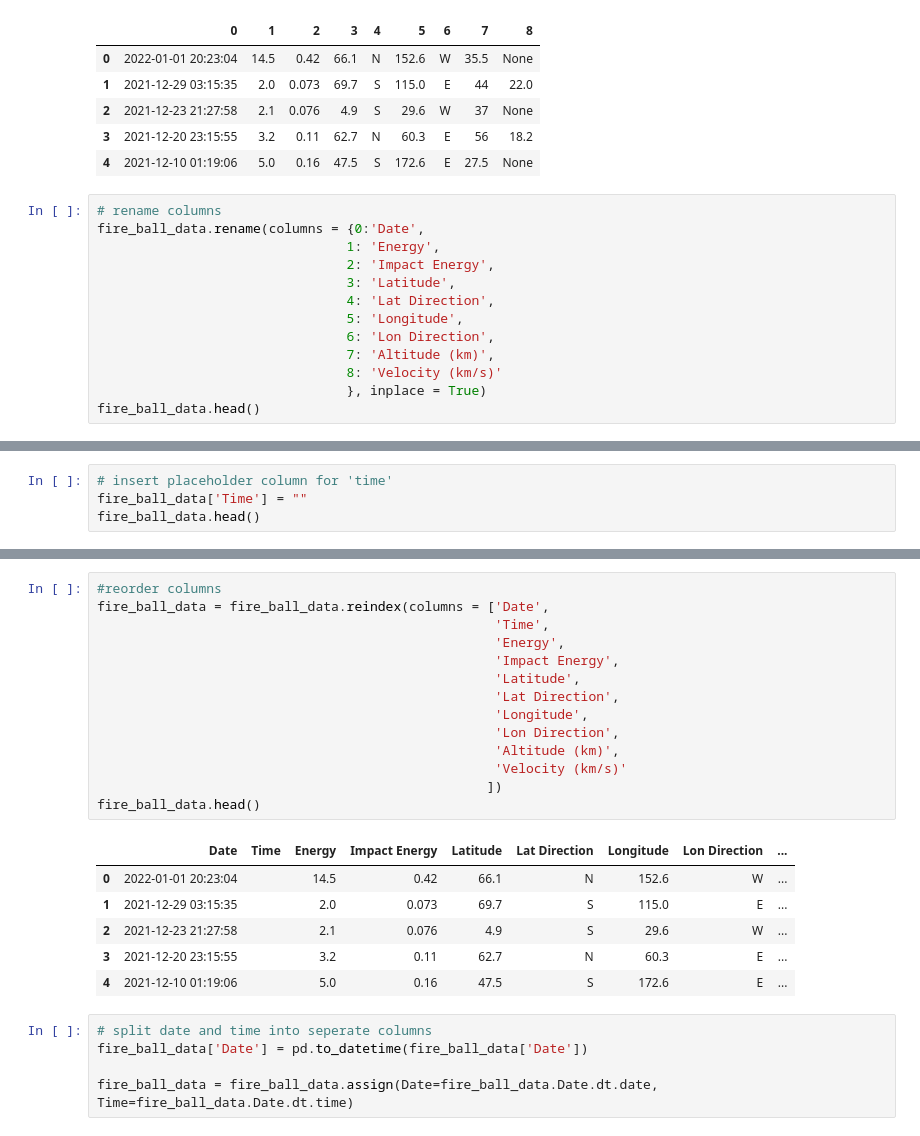
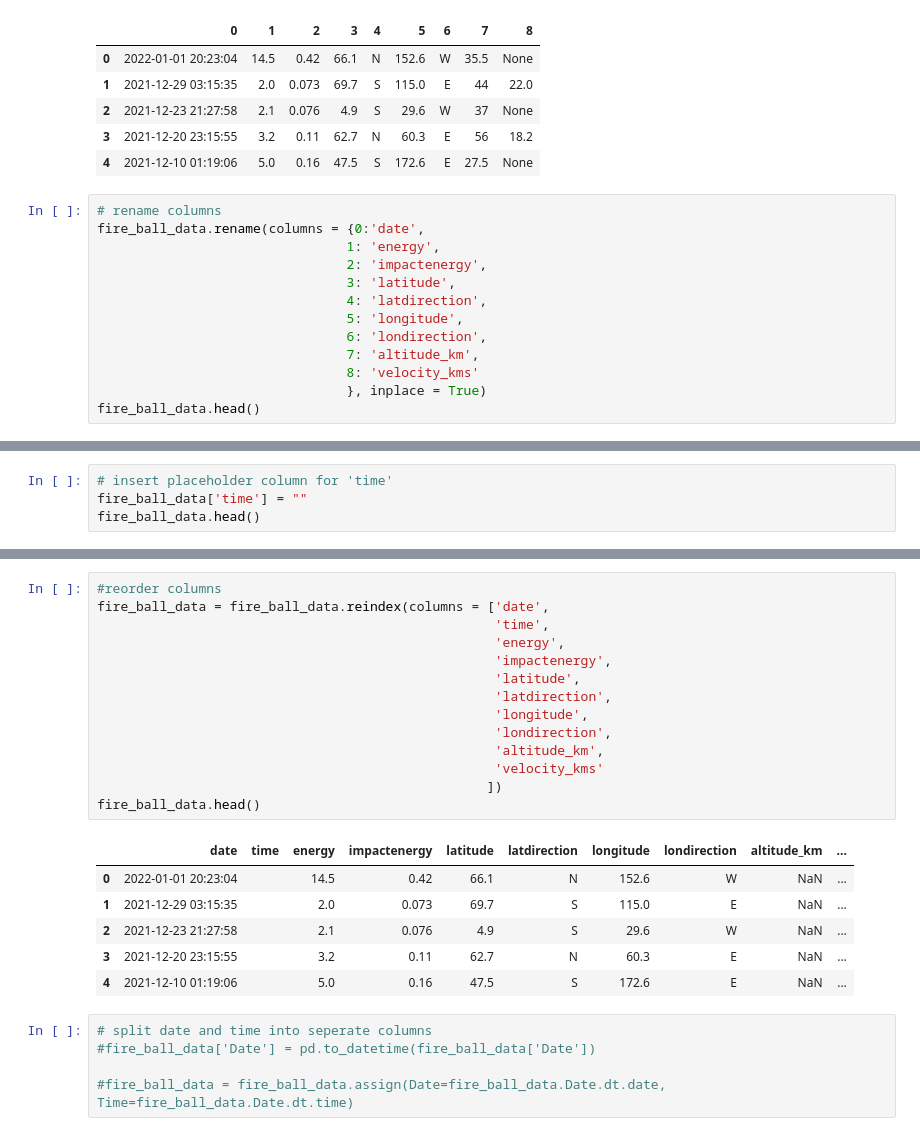
Before and after one commit to Jmerjan/Project3, a Jupyter notebook: fire_ball_data.ipynb, the cells around one changed output, grey strips where cells are left out. Drawn from its saved outputs; the diff is of its cells as text.

```diff
--- a/fire_ball_data.ipynb
+++ b/fire_ball_data.ipynb
@@ -69,15 +70,15 @@ fire_ball_data.head()
 | 4 | 2021-12-10 01:19:06 | 5.0 | 0.16 | 47.5 | S | 172.6 | E | 27.5 | None |
 # %%
 # rename columns
-fire_ball_data.rename(columns = {0:'Date',
-                                1: 'Energy',
-                                2: 'Impact Energy',
-                                3: 'Latitude',
-                                4: 'Lat Direction',
-                                5: 'Longitude',
-                                6: 'Lon Direction',
-                                7: 'Altitude (km)',
-                                8: 'Velocity (km/s)'
+fire_ball_data.rename(columns = {0:'date',
+                                1: 'energy',
+                                2: 'impactenergy',
+                                3: 'latitude',
+                                4: 'latdirection',
+                                5: 'longitude',
+                                6: 'londirection',
+                                7: 'altitude_km',
+                                8: 'velocity_kms'
                                 }, inplace = True)
 fire_ball_data.head()
 # %% [output]
@@ -90,5 +91,5 @@ fire_ball_data.head()
 # %%
 # insert placeholder column for 'time'
-fire_ball_data['Time'] = ""
+fire_ball_data['time'] = ""
 fire_ball_data.head()
 # %% [output]
@@ -101,26 +122,26 @@ fire_ball_data.head()
 # %%
 #reorder columns
-fire_ball_data = fire_ball_data.reindex(columns = ['Date',
-                                                   'Time',
-                                                   'Energy',
-                                                   'Impact Energy',
-                                                   'Latitude',
-                                                   'Lat Direction',
-                                                   'Longitude',
-                                                   'Lon Direction',
-                                                   'Altitude (km)',
-                                                   'Velocity (km/s)'
+fire_ball_data = fire_ball_data.reindex(columns = ['date',
+                                                   'time',
+                                                   'energy',
+                                                   'impactenergy',
+                                                   'latitude',
+                                                   'latdirection',
+                                                   'longitude',
+                                                   'londirection',
+                                                   'altitude_km',
+                                                   'velocity_kms'
                                                   ])
 fire_ball_data.head()
 # %% [output]
-|  | Date | Time | Energy | Impact Energy | Latitude | Lat Direction | Longitude | Lon Direction | ... |
-| 0 | 2022-01-01 20:23:04 |  | 14.5 | 0.42 | 66.1 | N | 152.6 | W | ... |
-| 1 | 2021-12-29 03:15:35 |  | 2.0 | 0.073 | 69.7 | S | 115.0 | E | ... |
-| 2 | 2021-12-23 21:27:58 |  | 2.1 | 0.076 | 4.9 | S | 29.6 | W | ... |
-| 3 | 2021-12-20 23:15:55 |  | 3.2 | 0.11 | 62.7 | N | 60.3 | E | ... |
-| 4 | 2021-12-10 01:19:06 |  | 5.0 | 0.16 | 47.5 | S | 172.6 | E | ... |
+|  | date | time | energy | impactenergy | latitude | latdirection | longitude | londirection | altitude_km | ... |
+| 0 | 2022-01-01 20:23:04 |  | 14.5 | 0.42 | 66.1 | N | 152.6 | W | NaN | ... |
+| 1 | 2021-12-29 03:15:35 |  | 2.0 | 0.073 | 69.7 | S | 115.0 | E | NaN | ... |
+| 2 | 2021-12-23 21:27:58 |  | 2.1 | 0.076 | 4.9 | S | 29.6 | W | NaN | ... |
+| 3 | 2021-12-20 23:15:55 |  | 3.2 | 0.11 | 62.7 | N | 60.3 | E | NaN | ... |
+| 4 | 2021-12-10 01:19:06 |  | 5.0 | 0.16 | 47.5 | S | 172.6 | E | NaN | ... |
 # %%
 # split date and time into seperate columns
-fire_ball_data['Date'] = pd.to_datetime(fire_ball_data['Date'])
+#fire_ball_data['Date'] = pd.to_datetime(fire_ball_data['Date'])
 
-fire_ball_data = fire_ball_data.assign(Date=fire_ball_data.Date.dt.date, Time=fire_ball_data.Date.dt.time)
+#fire_ball_data = fire_ball_data.assign(Date=fire_ball_data.Date.dt.date, Time=fire_ball_data.Date.dt.time)
```
Also changed, not shown: parts of 10 cells of this notebook.
